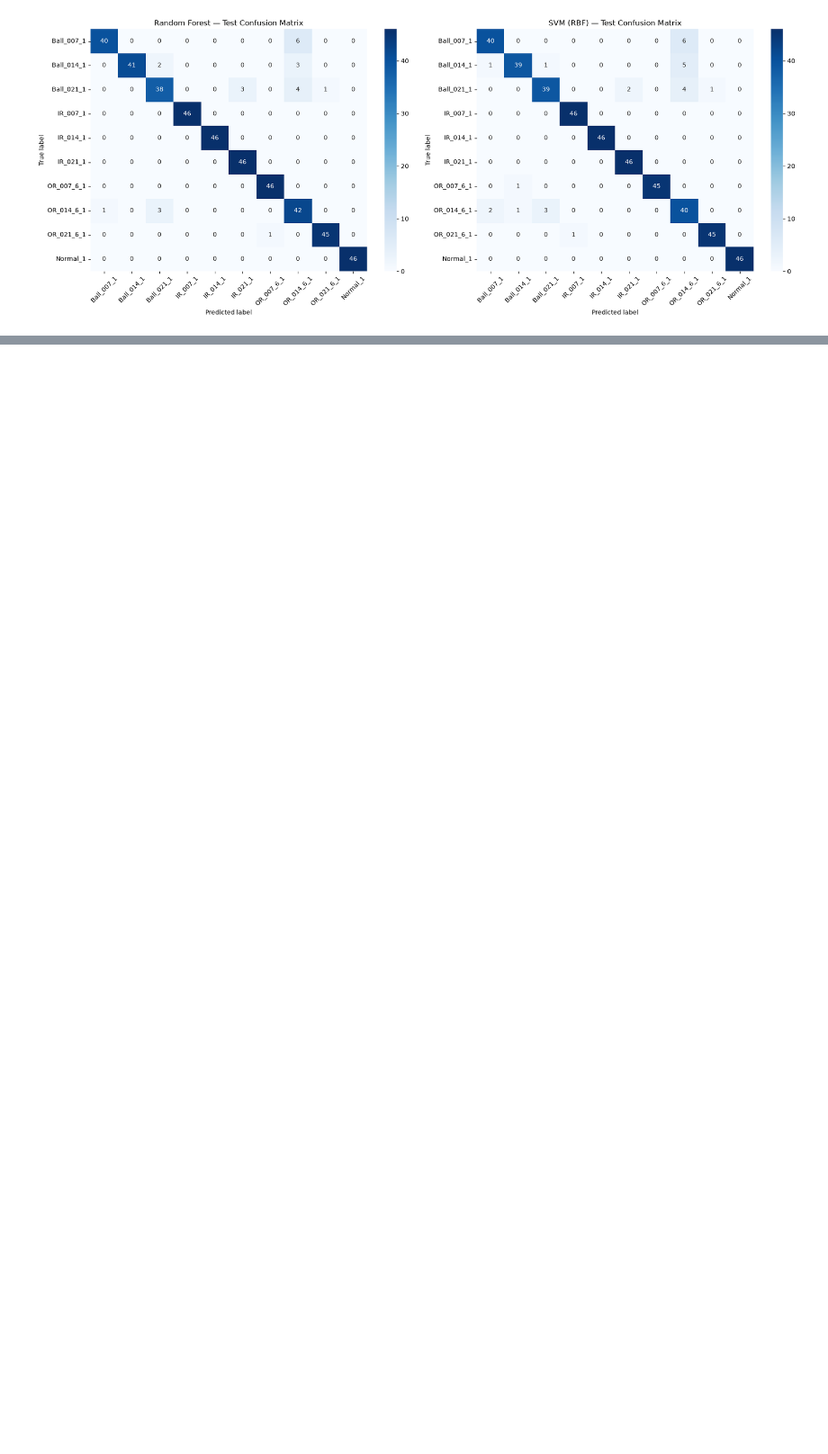
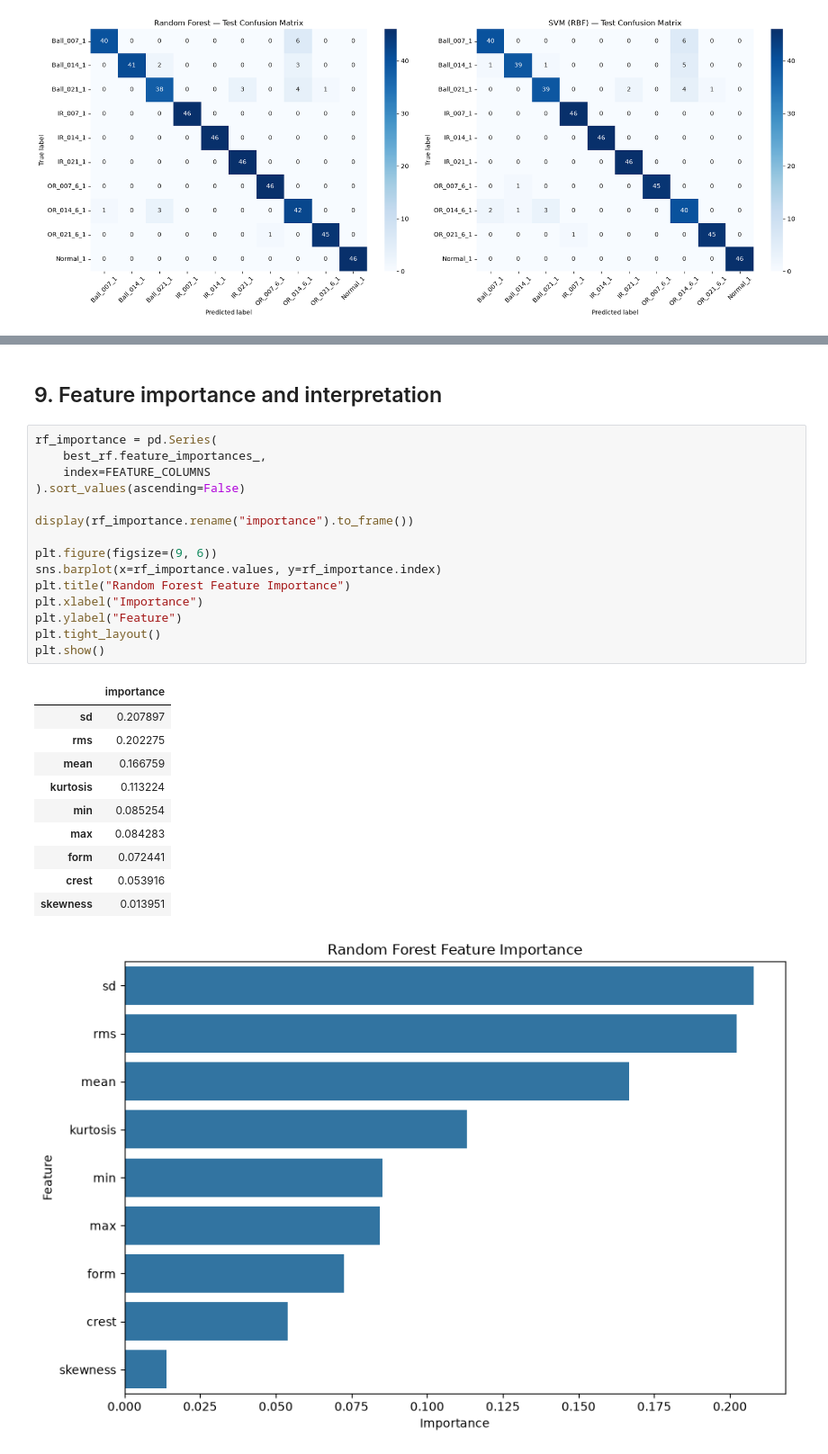
Before and after one commit to Feraoun08/MotorGuard, a Jupyter notebook: notebooks/01_bearing_fault_classification.ipynb, the cells around one changed output, grey strips where cells are left out. Shown at 90% size. Drawn from its saved outputs; the diff is of its cells as text; blank space fills up the shorter version.

```diff
--- a/notebooks/01_bearing_fault_classification.ipynb
+++ b/notebooks/01_bearing_fault_classification.ipynb
@@ -616,0 +631,29 @@ plt.show()
+# %% [markdown]
+## 9. Feature importance and interpretation
+# %%
+rf_importance = pd.Series(
+    best_rf.feature_importances_,
+    index=FEATURE_COLUMNS
+).sort_values(ascending=False)
+
+display(rf_importance.rename("importance").to_frame())
+
+plt.figure(figsize=(9, 6))
+sns.barplot(x=rf_importance.values, y=rf_importance.index)
+plt.title("Random Forest Feature Importance")
+plt.xlabel("Importance")
+plt.ylabel("Feature")
+plt.tight_layout()
+plt.show()
+# %% [output]
+|  | importance |
+| sd | 0.207897 |
+| rms | 0.202275 |
+| mean | 0.166759 |
+| kurtosis | 0.113224 |
+| min | 0.085254 |
+| max | 0.084283 |
+| form | 0.072441 |
+| crest | 0.053916 |
+| skewness | 0.013951 |
+[figure, added]
```
Also changed, not shown: parts of 7 cells of this notebook, 2 other files.
